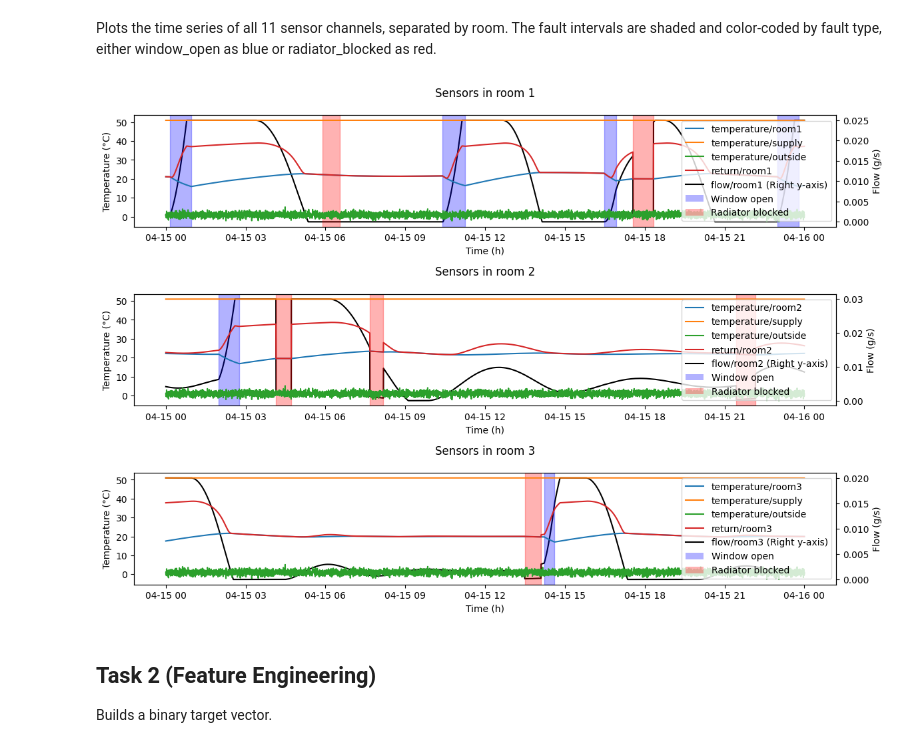
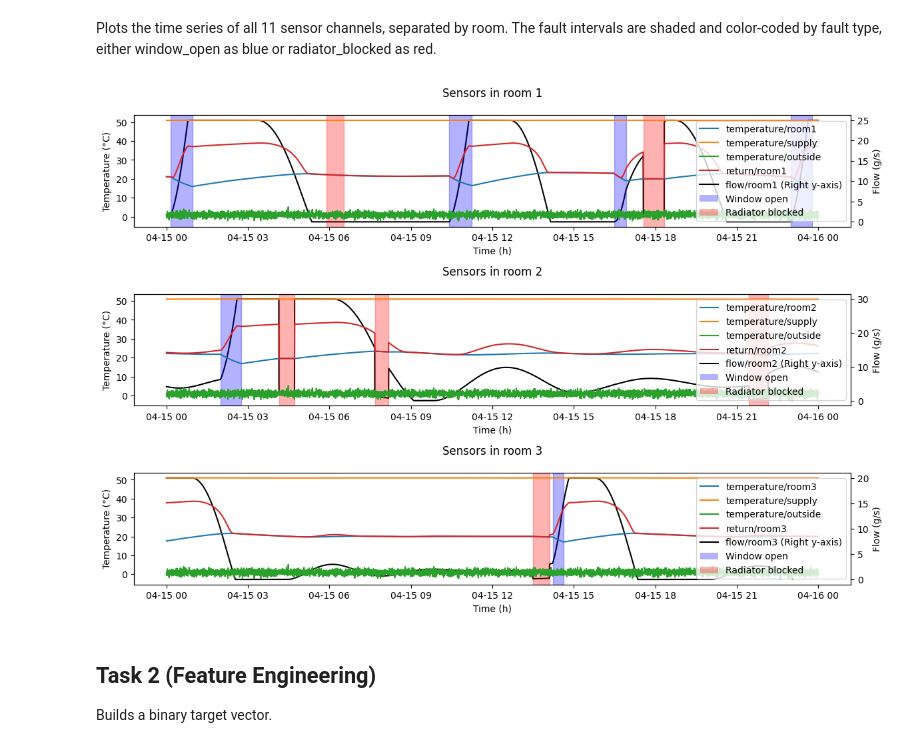
Before and after one commit to dodicodes1/Fault_Detection_D0042E, a Jupyter notebook: Task1-3_2_labels.ipynb, the cells around one changed output. Cells and saved outputs as stored; diff of their text form; code cells hidden in the pictures.

```diff
--- a/Task1-3_2_labels.ipynb
+++ b/Task1-3_2_labels.ipynb
@@ -68,7 +68,7 @@ for i, ax in enumerate(axes):
         if col[-4:] == "room":
             col += str(i+1)
         if "flow" in col:
-            ax2.plot(df_subset[col], color="black", label= ("flow/room"+ str(i+1)+ " (Right y-axis)"))
+            ax2.plot(df_subset[col]*1000, color="black", label= ("flow/room"+ str(i+1)+ " (Right y-axis)"))
         else:
             ax.plot(df_subset[col], label=col)
 
@@ -76,34 +76,34 @@ for i, ax in enumerate(axes):
     faults = df_subset[df_subset["fault_room"] == f"room{i+1}"]
     groups = (faults.index.to_series().diff() > pd.Timedelta("20s")).cumsum()
 
     #Shade fault windows
     for _, g in faults.groupby(groups):
         ax.axvspan(
             g.index.min(),
             g.index.max(),
             color=fault_colors[g["fault_type"].iloc[0]],
             alpha=0.3
         )
     fig.tight_layout()
     fig.subplots_adjust(hspace=0.6)
 
     ax.set_title(f"Sensors in room {i+1}",pad=20)
     ax.set_xlabel("Time (h)")
     ax.set_ylabel("Temperature (°C)")
     ax2.set_ylabel("Flow (g/s)")
 
     fault_patches = [
         Patch(facecolor="blue", alpha=0.3, label="Window open"),
         Patch(facecolor="red", alpha=0.3, label="Radiator blocked")
     ]
 
     lines, labels = ax.get_legend_handles_labels()
     lines2, labels2 = ax2.get_legend_handles_labels()
     ax.legend(lines + lines2 + fault_patches, labels + labels2 + [p.get_label() for p in fault_patches])
 
 plt.show()
 # %% [output]
-[figure, old version]
+[figure, new version]
 # %% [markdown]
 ## Task 2 (Feature Engineering)
 
```
Also changed, not shown: parts of 10 cells of this notebook, 3 other files.
